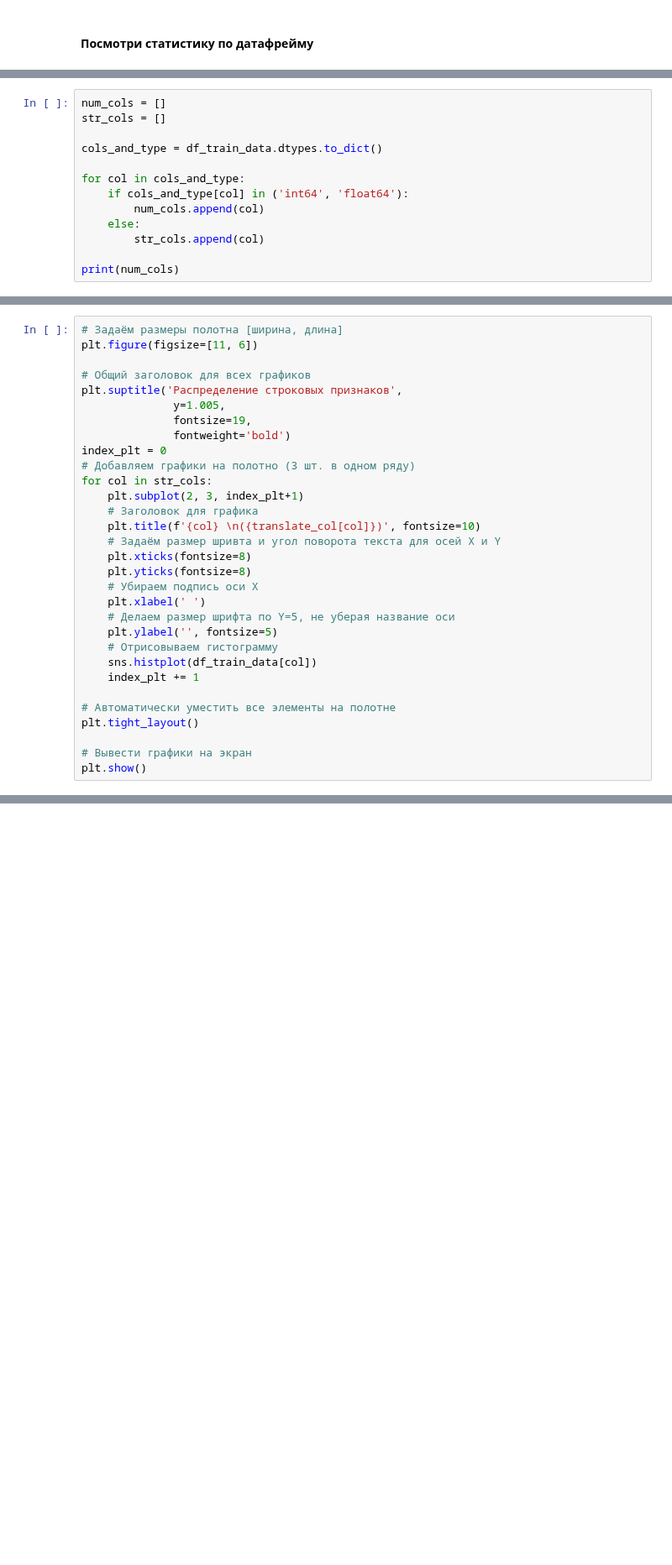
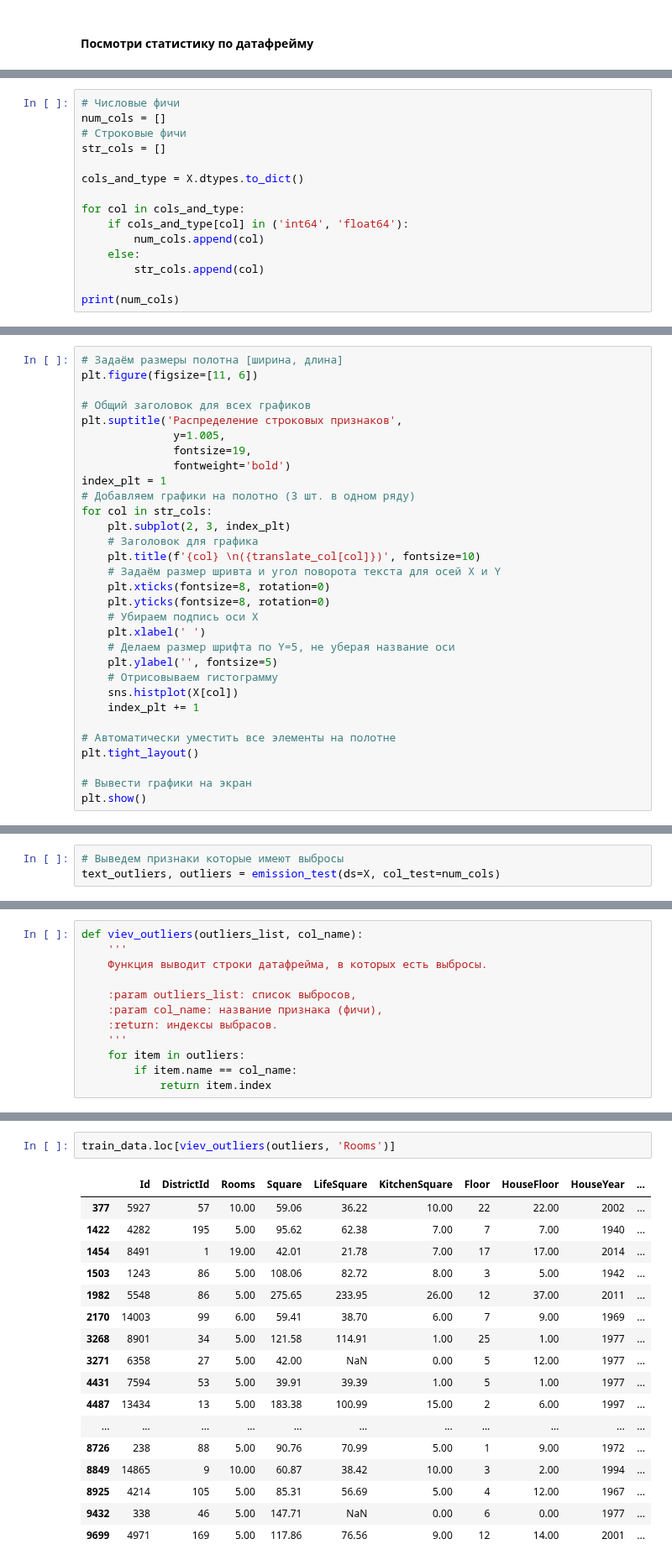
Before and after one commit to uc20100/Python-for-Data-Science, a Jupyter notebook: course_project.ipynb, the cells around one changed output, grey strips where cells are left out. Shown at 84% size. Cells and saved outputs as stored; diff of their text form; blank space fills up the shorter version.

Commit message:
Обработал выбросы по годам постройки дома и комнатам

```diff
--- a/course_project.ipynb
+++ b/course_project.ipynb
@@ -213,8 +232,10 @@ df_train_data.describe()
 # %%
+# Числовые фичи
 num_cols = []
+# Строковые фичи
 str_cols = []
 
-cols_and_type = df_train_data.dtypes.to_dict()
+cols_and_type = X.dtypes.to_dict()
 
 for col in cols_and_type:
     if cols_and_type[col] in ('int64', 'float64'):
@@ -320,21 +352,21 @@ plt.suptitle('Распределение строковых признаков',
               y=1.005,
               fontsize=19,
               fontweight='bold')
-index_plt = 0
+index_plt = 1
 # Добавляем графики на полотно (3 шт. в одном ряду)
 for col in str_cols:
-    plt.subplot(2, 3, index_plt+1)
+    plt.subplot(2, 3, index_plt)
     # Заголовок для графика
     plt.title(f'{col} \n({translate_col[col]})', fontsize=10)
     # Задаём размер шривта и угол поворота текста для осей X и Y
-    plt.xticks(fontsize=8)
-    plt.yticks(fontsize=8)
+    plt.xticks(fontsize=8, rotation=0)
+    plt.yticks(fontsize=8, rotation=0)
     # Убираем подпись оси X
     plt.xlabel(' ')
     # Делаем размер шрифта по Y=5, не уберая название оси
     plt.ylabel('', fontsize=5)
     # Отрисовываем гистограмму
-    sns.histplot(df_train_data[col])
+    sns.histplot(X[col])
     index_plt += 1
 
 # Автоматически уместить все элементы на полотне
@@ -368,0 +412,3 @@ array([[<Axes: title={'center': 'Id'}>,
+# %%
+# Выведем признаки которые имеют выбросы
+text_outliers, outliers = emission_test(ds=X, col_test=num_cols)
@@ -368,0 +438,12 @@ array([[<Axes: title={'center': 'Id'}>,
+# %%
+def viev_outliers(outliers_list, col_name):
+    '''
+    Функция выводит строки датафрейма, в которых есть выбросы.
+
+    :param outliers_list: список выбросов,
+    :param col_name: название признака (фичи),
+    :return: индексы выбрасов.
+    '''
+    for item in outliers:
+        if item.name == col_name:
+            return item.index
@@ -368,0 +470,20 @@ array([[<Axes: title={'center': 'Id'}>,
+# %%
+train_data.loc[viev_outliers(outliers, 'Rooms')]
+# %% [output]
+|  | Id | DistrictId | Rooms | Square | LifeSquare | KitchenSquare | Floor | HouseFloor | HouseYear | ... |
+| 377 | 5927 | 57 | 10.00 | 59.06 | 36.22 | 10.00 | 22 | 22.00 | 2002 | ... |
+| 1422 | 4282 | 195 | 5.00 | 95.62 | 62.38 | 7.00 | 7 | 7.00 | 1940 | ... |
+| 1454 | 8491 | 1 | 19.00 | 42.01 | 21.78 | 7.00 | 17 | 17.00 | 2014 | ... |
+| 1503 | 1243 | 86 | 5.00 | 108.06 | 82.72 | 8.00 | 3 | 5.00 | 1942 | ... |
+| 1982 | 5548 | 86 | 5.00 | 275.65 | 233.95 | 26.00 | 12 | 37.00 | 2011 | ... |
+| 2170 | 14003 | 99 | 6.00 | 59.41 | 38.70 | 6.00 | 7 | 9.00 | 1969 | ... |
+| 3268 | 8901 | 34 | 5.00 | 121.58 | 114.91 | 1.00 | 25 | 1.00 | 1977 | ... |
+| 3271 | 6358 | 27 | 5.00 | 42.00 | NaN | 0.00 | 5 | 12.00 | 1977 | ... |
+| 4431 | 7594 | 53 | 5.00 | 39.91 | 39.39 | 1.00 | 5 | 1.00 | 1977 | ... |
+| 4487 | 13434 | 13 | 5.00 | 183.38 | 100.99 | 15.00 | 2 | 6.00 | 1997 | ... |
+| ... | ... | ... | ... | ... | ... | ... | ... | ... | ... | ... |
+| 8726 | 238 | 88 | 5.00 | 90.76 | 70.99 | 5.00 | 1 | 9.00 | 1972 | ... |
+| 8849 | 14865 | 9 | 10.00 | 60.87 | 38.42 | 10.00 | 3 | 2.00 | 1994 | ... |
+| 8925 | 4214 | 105 | 5.00 | 85.31 | 56.69 | 5.00 | 4 | 12.00 | 1967 | ... |
+| 9432 | 338 | 46 | 5.00 | 147.71 | NaN | 0.00 | 6 | 0.00 | 1977 | ... |
+| 9699 | 4971 | 169 | 5.00 | 117.86 | 76.56 | 9.00 | 12 | 14.00 | 2001 | ... |
```
Also changed, not shown: parts of 49 cells of this notebook.
